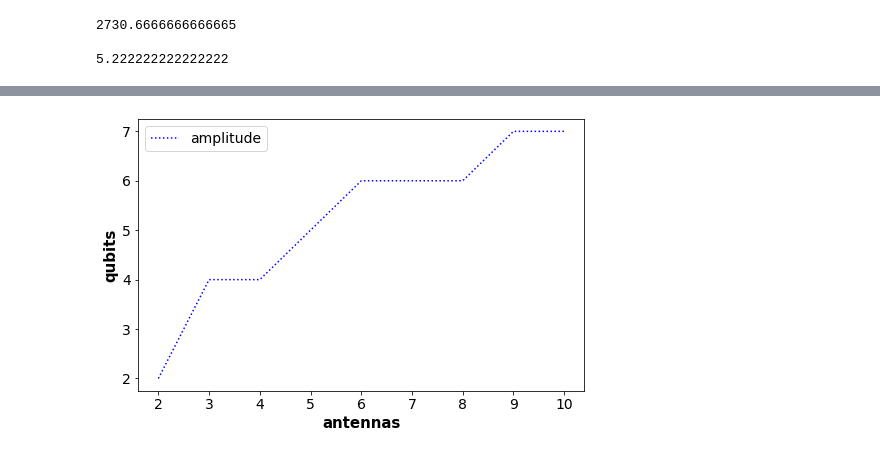
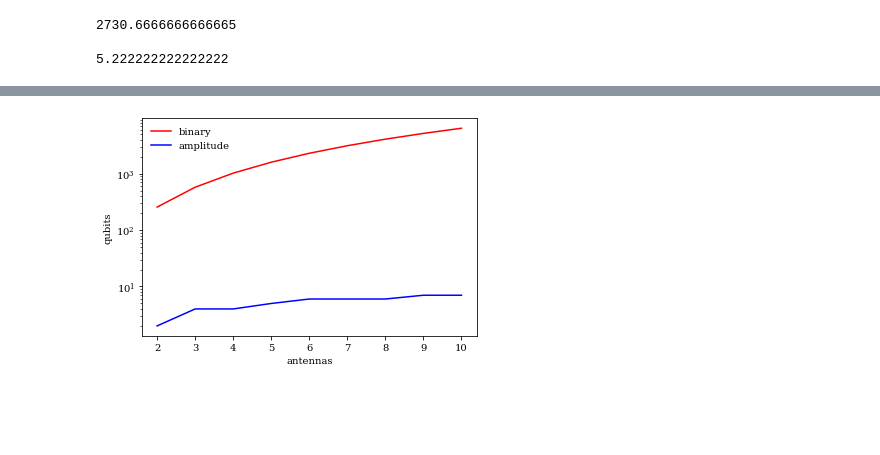
Before and after one commit to QuantumRadioAstronomy/visibility_repr, a Jupyter notebook: IFT/IFT_experiments.ipynb, the cells around one changed output, grey strips where cells are left out. Cells and saved outputs as stored; diff of their text form; code cells hidden in the pictures; blank space fills up the shorter version.

```diff
--- a/IFT/IFT_experiments.ipynb
+++ b/IFT/IFT_experiments.ipynb
@@ -274,18 +269,3 @@ print(amplitude_qubits_mean)
 2730.6666666666665
 
 5.222222222222222
-# %%
-x = img_sizes
-fig = plt.gcf()
-font = {'family' : 'normal',
-        'weight' : 'normal',
-        'size'   : 14}
-plt.rc('font', **font)
-plt.plot(x, binary_qubits, label = "binary", color='red')
-
-plt.xlabel('antennas', fontsize=15, weight='bold')
-plt.ylabel('qubits', fontsize=15, weight='bold')
-plt.legend()
-fig.set_size_inches(8, 5)
-plt.savefig('plot2.jpg', dpi=100)
-plt.show()
@@ -294,17 +272,14 @@ plt.show()
-# %%
-x = img_sizes
-fig = plt.gcf()
-font = {'family' : 'normal',
-        'weight' : 'normal',
-        'size'   : 14}
-plt.rc('font', **font)
-
-plt.plot(x, amplitude_qubits, label = "amplitude", linestyle=":", color='blue')
-plt.xlabel('antennas', fontsize=15, weight='bold')
-plt.ylabel('qubits', fontsize=15, weight='bold')
-plt.legend()
-fig.set_size_inches(8, 5)
-plt.savefig('plot3.jpg', dpi=100)
-plt.show()
-# %% [output]
-[figure, removed]
+# %%
+x = img_sizes
+
+plt.plot(x, binary_qubits, label = "binary", color='red')
+plt.plot(x, amplitude_qubits, label = "amplitude", color='blue')
+plt.yscale('log')
+plt.xlabel('antennas')
+plt.ylabel('qubits')
+plt.legend(frameon=False)
+#fig.set_size_inches(8, 5)
+plt.savefig('plot2.pdf')
+plt.show()
+# %% [output]
+[figure, added]
```
Also changed, not shown: parts of 7 cells of this notebook, 6 other files.
